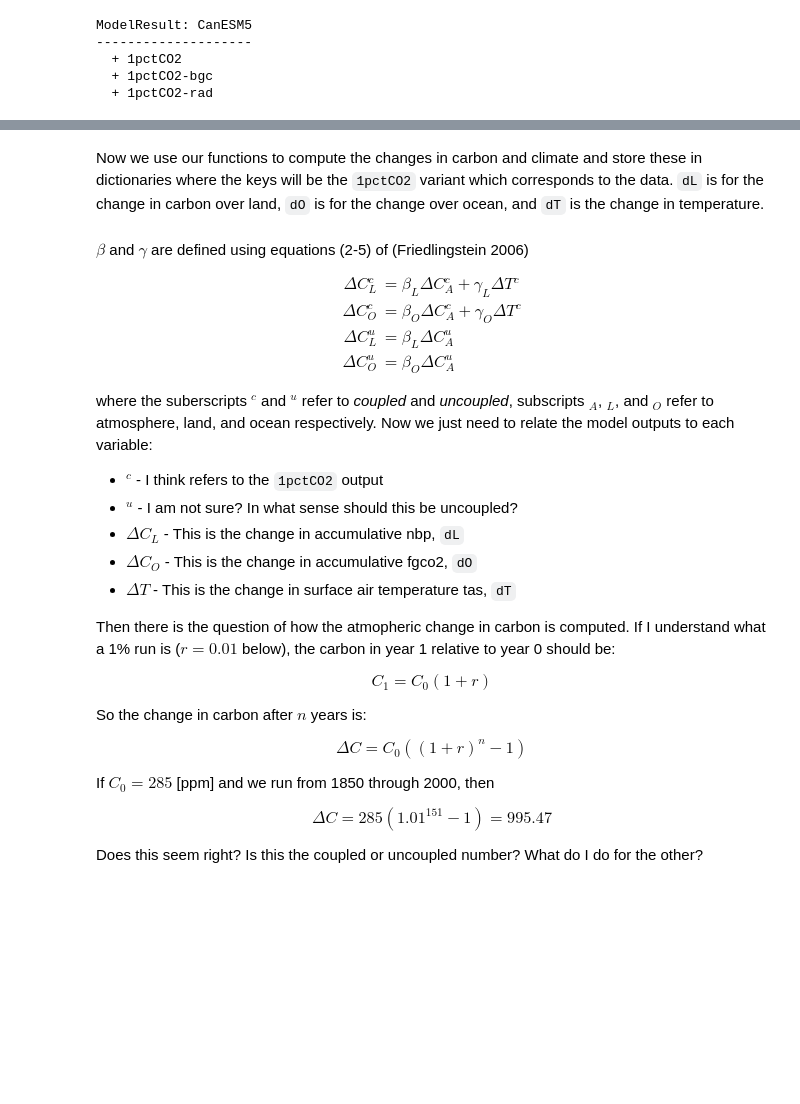
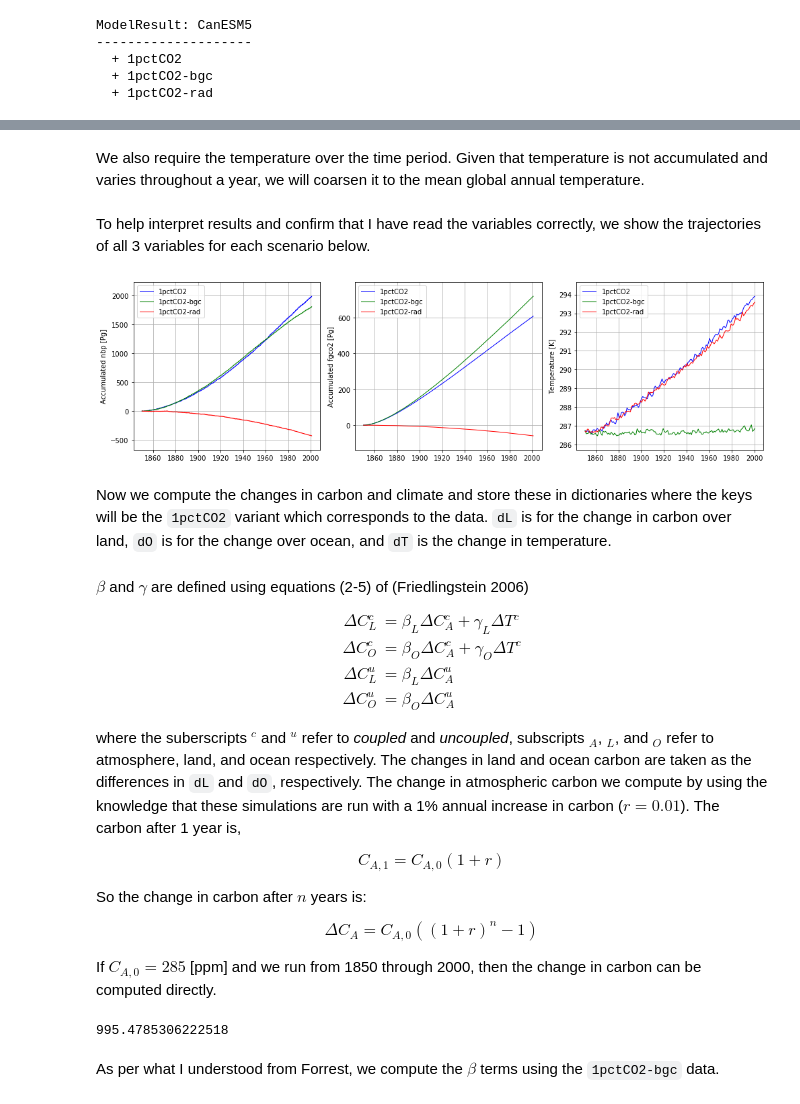
Before and after one commit to climatemodeling/lmt-notebooks, a Jupyter notebook: BetaGamma.ipynb, the cells around one changed output, grey strips where cells are left out. Drawn from its saved outputs; the diff is of its cells as text; code cells hidden in the pictures; blank space fills up the shorter version.

Commit message:
take 2 on BetaGamma

```diff
--- a/BetaGamma.ipynb
+++ b/BetaGamma.ipynb
@@ -32,4 +19,45 @@ tas   = m.getVariable(  "tas")
+# %%
+nbp   = m.getVariable(  "nbp")
+fgco2 = m.getVariable("fgco2")
+for key in nbp.keys():
+    nbp  [key] = nbp  [key].integrateInSpace().accumulateInTime().convert("Pg")
+    fgco2[key] = fgco2[key].integrateInSpace().accumulateInTime().convert("Pg")
+# %% [markdown]
+We also require the temperature over the time period. Given that temperature is not accumulated and varies throughout a year, we will coarsen it to the mean global annual temperature.
+# %%
+tas = m.getVariable("tas")
+y0,yf = np.round(nbp['1pctCO2'].time_bnds[[0,-1],[0,1]]/365)
+years = np.asarray([np.arange(y0,yf),np.arange(y0+1,yf+1)]).T * 365.
+for key in nbp.keys():
+    tas[key] = tas[key].integrateInSpace(mean=True).coarsenInTime(years)
+# %% [markdown]
+To help interpret results and confirm that I have read the variables correctly, we show the trajectories of all 3 variables for each scenario below.
+# %%
+def setLimits(ax,v):
+    vmin = 1e20; vmax = -1e20
+    for key in v:
+        vmin = min(vmin,v[key].data.min())
+        vmax = max(vmax,v[key].data.max())
+    dv = 0.1*(vmax-vmin)
+    vmax += dv; vmin -= dv
+    ax.set_ylim(vmin,vmax)
+clr = {'1pctCO2':'b','1pctCO2-bgc':'g','1pctCO2-rad':'r'}
+fig,ax = plt.subplots(figsize=(14,4),ncols=3,tight_layout=True)
+for i,key in enumerate(nbp.keys()):
+    nbp  [key].plot(ax[0],color=clr[key],label=key)
+    fgco2[key].plot(ax[1],color=clr[key],label=key)
+    tas  [key].plot(ax[2],color=clr[key],label=key)
+setLimits(ax[0],nbp)
+setLimits(ax[1],fgco2)
+setLimits(ax[2],tas)
+for i in range(3): ax[i].legend(loc=2)
+ax[0].set_ylabel("Accumulated nbp [Pg]")
+ax[1].set_ylabel("Accumulated fgco2 [Pg]")
+ax[2].set_ylabel("Temperature [K]")
+plt.show()
+# %% [output]
+[figure, added]
 # %% [markdown]
-Now we use our functions to compute the changes in carbon and climate and store these in dictionaries where the keys will be the `1pctCO2` variant which corresponds to the data. `dL` is for the change in carbon over land, `dO` is for the change over ocean, and `dT` is the change in temperature.
+Now we compute the changes in carbon and climate and store these in dictionaries where the keys will be the `1pctCO2` variant which corresponds to the data. `dL` is for the change in carbon over land, `dO` is for the change over ocean, and `dT` is the change in temperature.
 # %%
 dL = {}; dO = {}; dT = {}
@@ -48,30 +76,26 @@ $$
 \end{align*}
 $$
 
-where the suberscripts $^{c}$ and $^{u}$ refer to *coupled* and *uncoupled*, subscripts $_A$, $_L$, and $_O$ refer to atmosphere, land, and ocean respectively. Now we just need to relate the model outputs to each variable:
-
-* $^c$ - I think refers to the `1pctCO2` output
-* $^u$ - I am not sure? In what sense should this be uncoupled?
-* $\Delta C_L$ - This is the change in accumulative nbp, `dL`
-* $\Delta C_O$ - This is the change in accumulative fgco2, `dO`
-* $\Delta T$ - This is the change in surface air temperature tas, `dT`
-
-Then there is the question of how the atmopheric change in carbon is computed. If I understand what a 1% run is ($r=0.01$ below), the carbon in year 1 relative to year 0 should be:
+where the suberscripts $^{c}$ and $^{u}$ refer to *coupled* and *uncoupled*, subscripts $_A$, $_L$, and $_O$ refer to atmosphere, land, and ocean respectively. The changes in land and ocean carbon are taken as the differences in `dL` and `dO`, respectively. The change in atmospheric carbon we compute by using the knowledge that these simulations are run with a 1% annual increase in carbon ($r=0.01$). The carbon after 1 year is,
 
 $$
-C_1 = C_0 (1+r)
+C_{A,1} = C_{A,0} (1+r)
 $$
 
 So the change in carbon after $n$ years is:
 
 $$
-\Delta C = C_0 ((1+r)^n-1)
+\Delta C_A = C_{A,0} ((1+r)^n-1)
 $$
 
-If $C_0=285$ [ppm] and we run from 1850 through 2000, then
-
-$$
-\Delta C = 285 (1.01^{151}-1) = 995.47
-$$
-
-Does this seem right? Is this the coupled or uncoupled number? What do I do for the other?
+If $C_{A,0}=285$ [ppm] and we run from 1850 through 2000, then the change in carbon can be computed directly.
+# %%
+C0 = 285. # [ppm]
+r  = 0.01 # [1]
+n  = yf-y0
+dA = C0*((1+r)**n-1)
+print(dA)
+# %% [output]
+995.4785306222518
+# %% [markdown]
+As per what I understood from Forrest, we compute the $\beta$ terms using the `1pctCO2-bgc` data.
```
Also changed, not shown: parts of 10 cells of this notebook.
